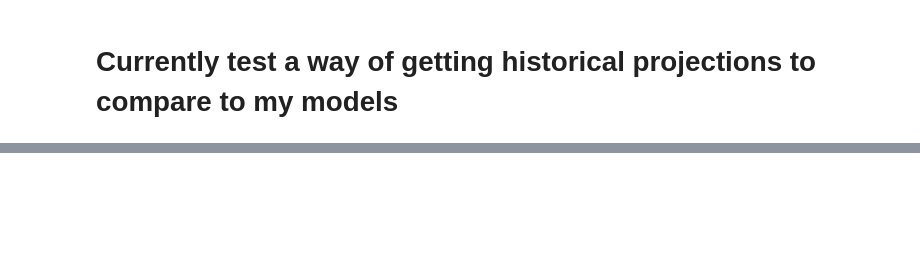
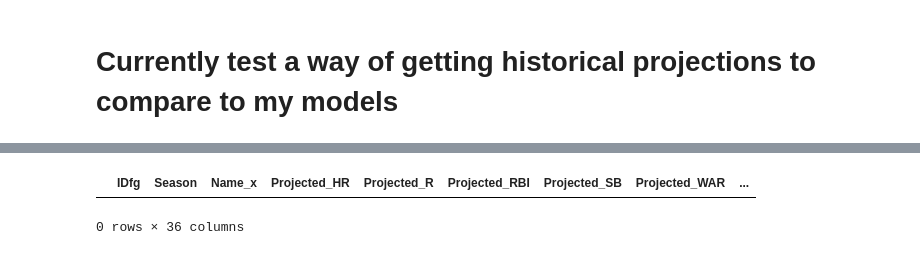
Before and after one commit to tom-bagley/2025_baseball_projections, a Jupyter notebook: Projection Models/historical fangraphs projections.ipynb, the cells around one changed output, grey strips where cells are left out. Saved outputs shown, nothing was run; the diff lists cells and outputs as text; code cells hidden in the pictures; blank space fills up the shorter version.

```diff
--- a/Projection Models/historical fangraphs projections.ipynb
+++ b/Projection Models/historical fangraphs projections.ipynb
@@ -44,3 +11,18 @@ zips_2012_sorted.head(20)
+# %%
+file_path = f"../Resources/steamer_preseason_projections/all_steamer_data.csv"
+df = pd.read_csv(file_path)
+# %%
+columns_to_keep = ['IDfg','Season', 'Name', 'H', '1B', '2B', '3B', 'HR', 'R', 'RBI', 'BB', 'SH', 'SB', 'wRC', 'WAR', 'G', 'AB', 'PA', 'AVG', 'BB%', 'OPS', 'ISO', 'wRAA', 'wRC+']
+df = df[[col for col in columns_to_keep if col in df.columns]]
+# %%
+df = df.rename(columns={col: f'Projected_{col}' for col in df.columns if col not in ['IDfg','Name', 'Season']})
+# %%
+steamer_df = pd.merge(df, actual, on=['IDfg', 'Season'], how='inner')
+# %%
+steamer_df
+# %% [output]
+|  | IDfg | Season | Name_x | Projected_HR | Projected_R | Projected_RBI | Projected_SB | Projected_WAR | ... |
+0 rows × 36 columns
 # %%
 # List of years
 years = list(range(2012, 2025))
```
Also changed, not shown: parts of 14 cells of this notebook, 6 other files.
